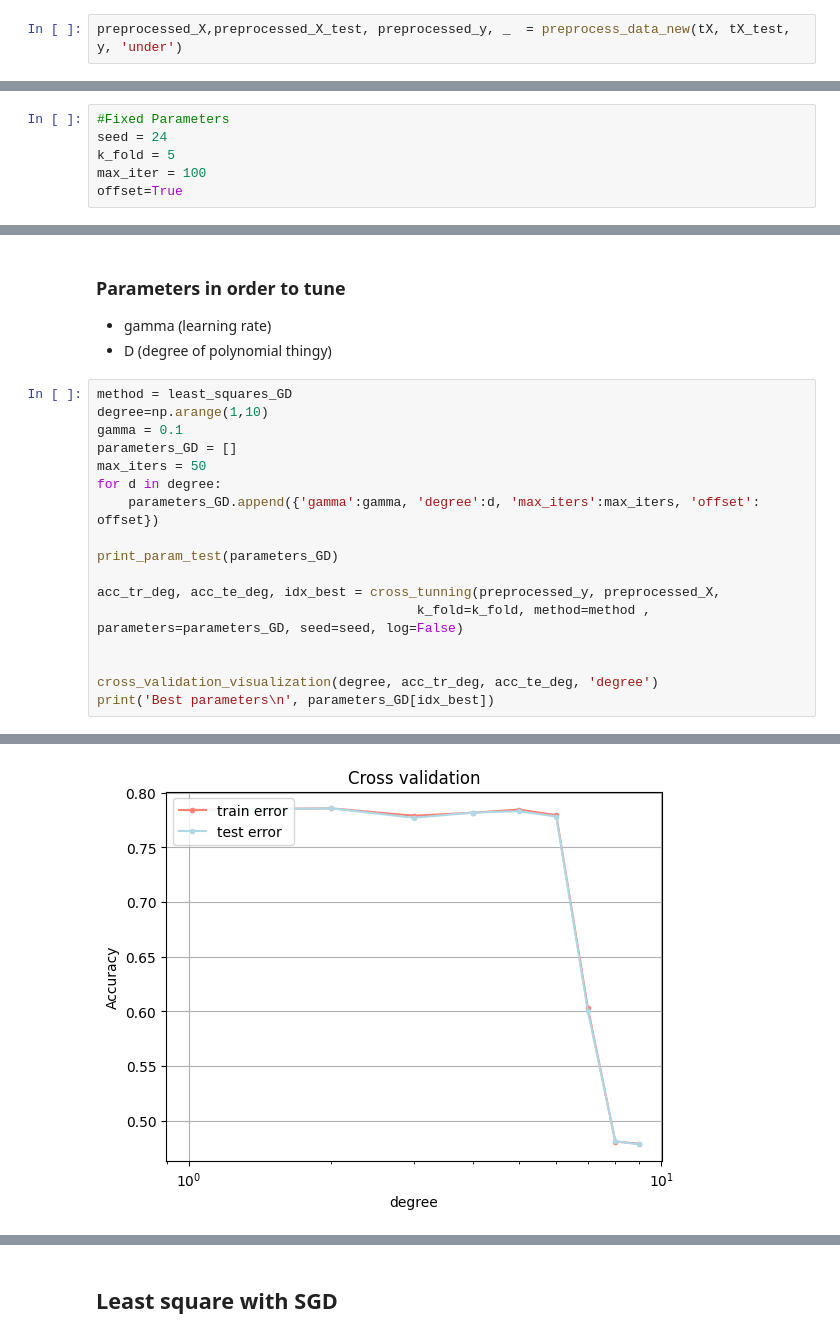
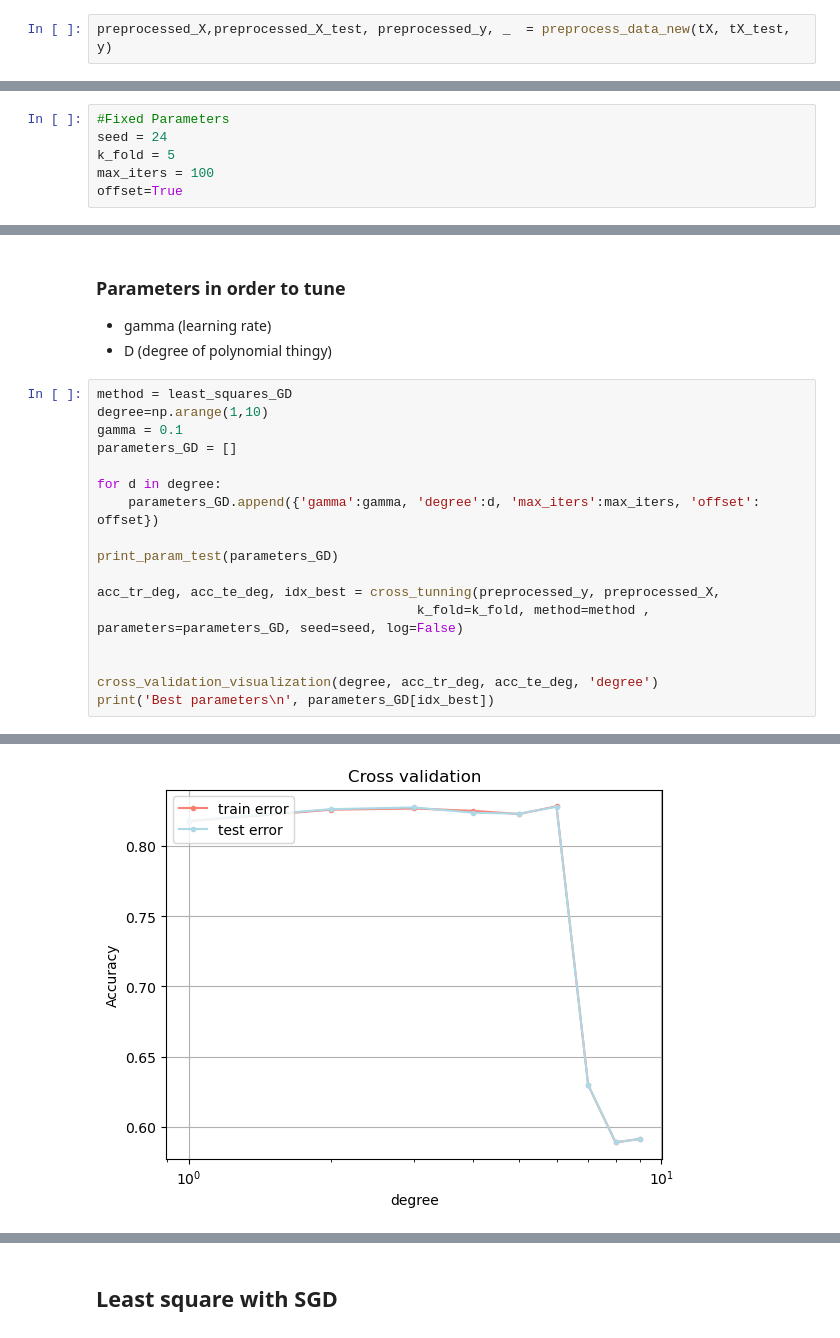
Before and after one commit to Alicia-max/ML--Binary-classification_Higgs-boson-competition, a Jupyter notebook: project/visu.ipynb, the cells around one changed output, grey strips where cells are left out. Saved outputs shown, nothing was run; the diff lists cells and outputs as text.

```diff
--- a/project/visu.ipynb
+++ b/project/visu.ipynb
@@ -89,7 +86,7 @@ for idx in range(tX.shape[1]):
 # %% [markdown]
 # Data Preprocessing
 # %%
-preprocessed_X,preprocessed_X_test, preprocessed_y, _  = preprocess_data_new(tX, tX_test, y, 'under')
+preprocessed_X,preprocessed_X_test, preprocessed_y, _  = preprocess_data_new(tX, tX_test, y)
 # %%
 palette = sns.color_palette("GnBu", n_colors=30)
 figure = plt.figure(figsize=(15,8))
@@ -112,7 +107,7 @@ preprocessed_y = preprocessed_y[chosen_group]
 #Fixed Parameters
 seed = 24
 k_fold = 5
-max_iter = 100
+max_iters = 100
 offset=True
 # %% [markdown]
 ## Least square with GD
@@ -125,7 +120,7 @@ method = least_squares_GD
 degree=np.arange(1,10)
 gamma = 0.1
 parameters_GD = []
-max_iters = 50
+
 for d in degree:
     parameters_GD.append({'gamma':gamma, 'degree':d, 'max_iters':max_iters, 'offset': offset})
 
@@ -158,4 +153,4 @@ Best parameters
-[figure, old version]
+[figure, new version]
 # %%
 degree = parameters_GD[idx_best]['degree']
 gammas= np.logspace(-7, 0, 8)
```
Also changed, not shown: parts of 22 cells of this notebook, 2 other files.
